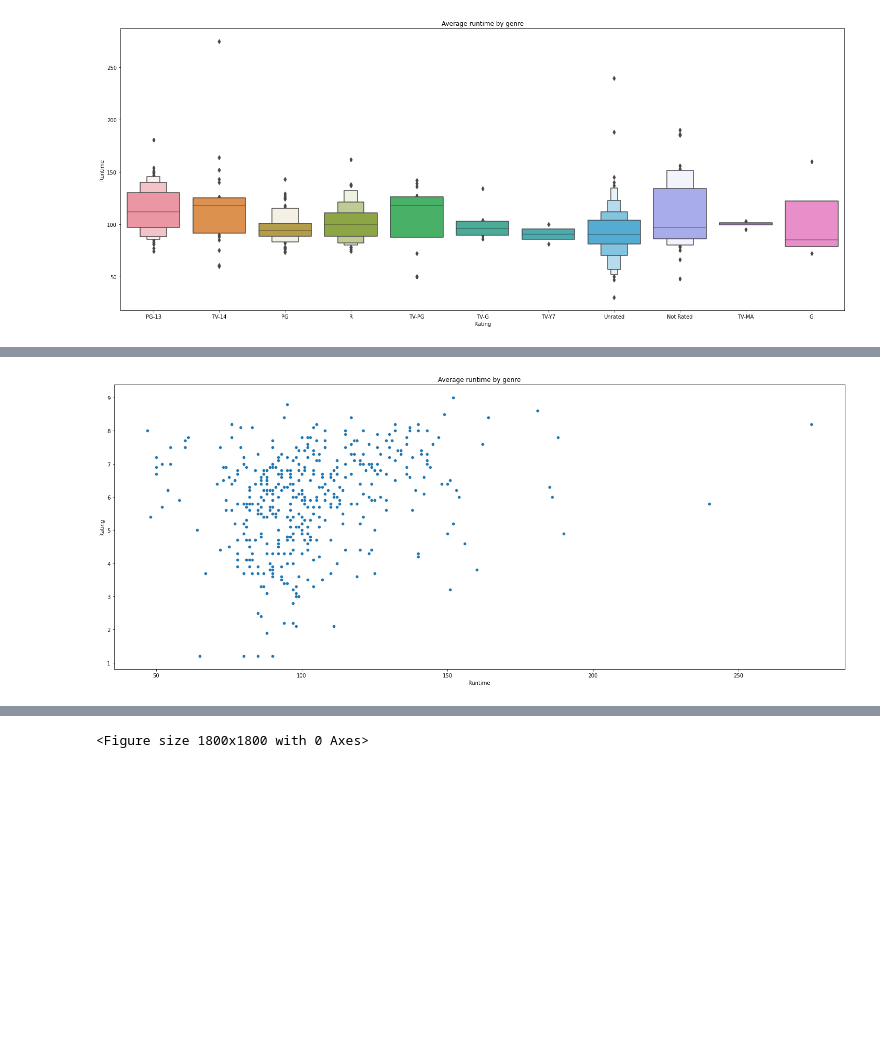
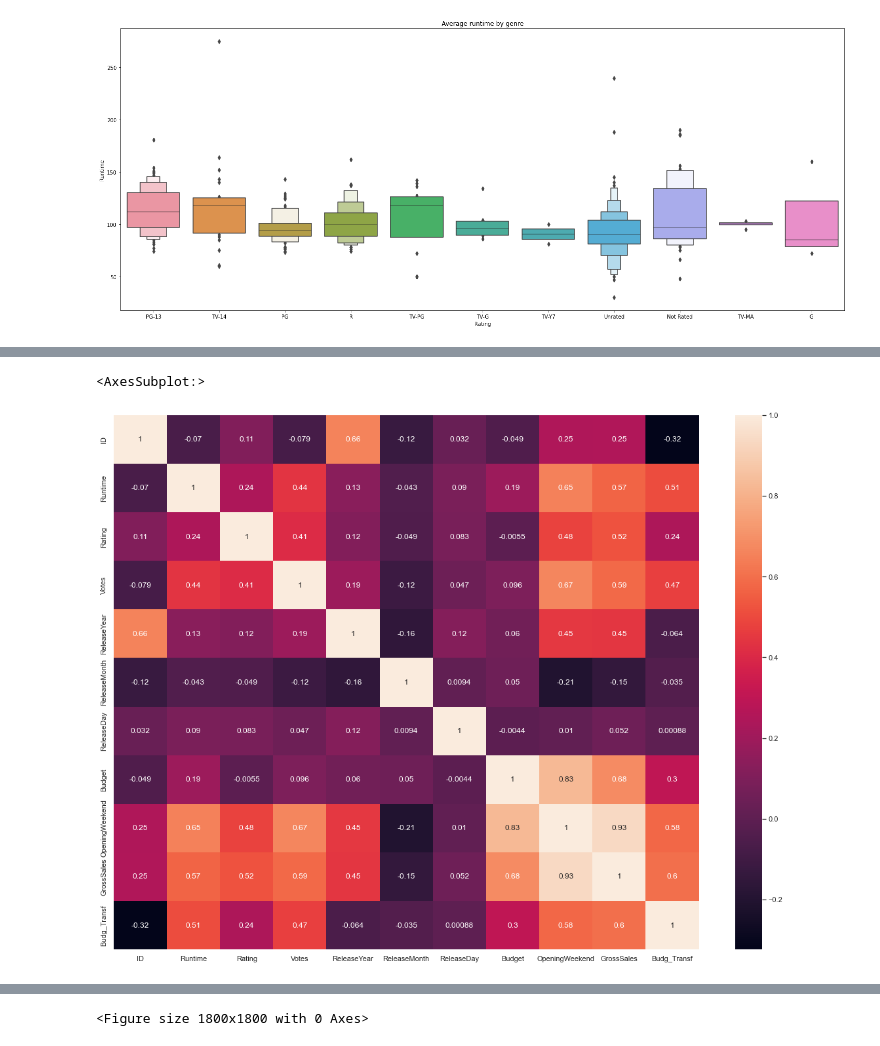
Before and after one commit to mattgraham93/DA320, a Jupyter notebook: assignments/MattGraham_Assignment4.ipynb, the cells around one changed output, grey strips where cells are left out. Cells and saved outputs as stored; diff of their text form; code cells hidden in the pictures; blank space fills up the shorter version.

```diff
--- a/assignments/MattGraham_Assignment4.ipynb
+++ b/assignments/MattGraham_Assignment4.ipynb
@@ -82,12 +110,17 @@ plt.show()
+# %%
+sns.set(rc={"figure.figsize":(20, 15)})
+
+sns.heatmap(movie_df.corr(), annot=True)
+# %% [output]
+<AxesSubplot:>
+[figure, added]
 # %%
-plt.figure(figsize=(25,10))
+# plt.figure(figsize=(25,10))
 
-sns.scatterplot(data=movie_df, x="Runtime", y="Rating")
+# sns.scatterplot(data=movie_df, x="Runtime", y="Rating")
 
-plt.title('Average runtime by genre')
-plt.xlabel('Runtime')
-plt.ylabel('Rating')
+# plt.title('Average runtime by genre')
+# plt.xlabel('Runtime')
+# plt.ylabel('Rating')
 
-plt.show()
+# plt.show()
-# %% [output]
-[figure, removed]
```
Also changed, not shown: parts of 6 cells of this notebook.
